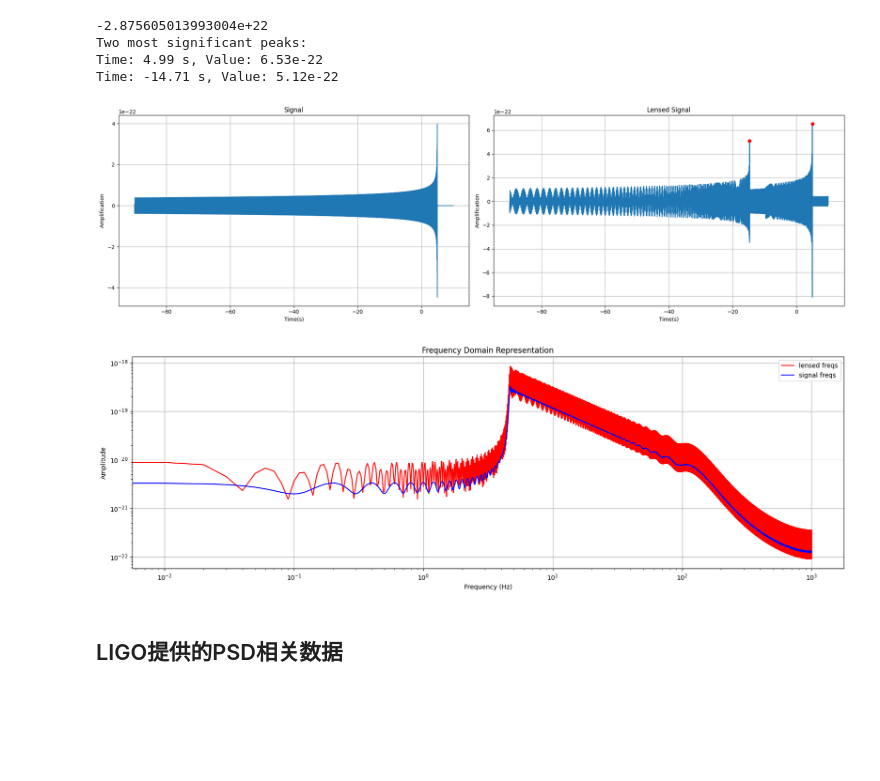
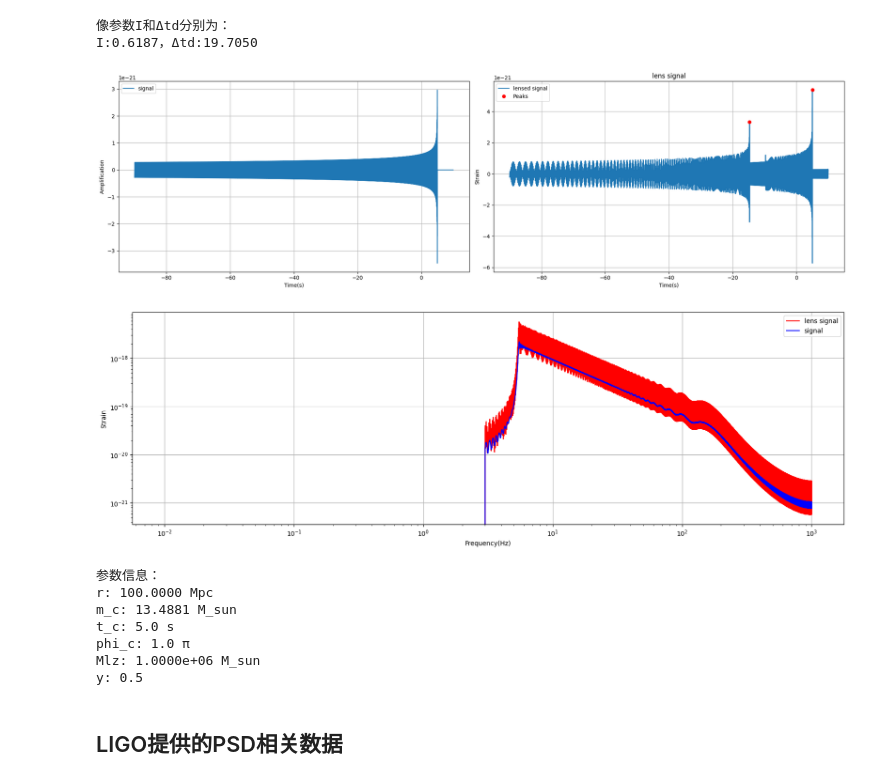
Before and after one commit to WeiQYU/PSO_change, a Jupyter notebook: PSO_change/generate_ligo/generate_signal_noise_data.ipynb, the cells around one changed output. Cells and saved outputs as stored; diff of their text form; code cells hidden in the pictures; blank space fills up the shorter version.

```diff
--- a/PSO_change/generate_ligo/generate_signal_noise_data.ipynb
+++ b/PSO_change/generate_ligo/generate_signal_noise_data.ipynb
@@ -44,8 +10,4 @@ def innerprodpsd(xVec,yVec,sampFreq,psdVals):
 # %%
-import numpy as np
-import matplotlib.pyplot as plt
-from scipy.signal import find_peaks
-
 # 常量定义
 G = 6.67430e-11  # 万有引力常数, m^3 kg^-1 s^-2
 c = 2.998e8  # 光速, m/s
@@ -54,12 +16,12 @@ pc = 3.086e16  # pc到m的转换
 
 # 变量定义
 # 定义质量变量
-M1 = 20 * M_sun  # 增大质量使频率降低
-M2 = 20 * M_sun
+M1 = 10 * M_sun  # 增大质量使频率降低
+M2 = 25 * M_sun
 M = (M1 + M2)
 v = M1 * M2 / M ** 2  # 质量比
 M_c = v ** (3 / 5) * M  # 啁啾质量
-r = 1000 * 1e6 * pc  # 引力波源到观测者的距离，单位Mpc
+r = 100 * 1e6 * pc  # 引力波源到观测者的距离，单位Mpc
 t_c = 5.0  # 合并时间
 phi_c = 1 * np.pi  # 合并时刻的相位
 
@@ -73,11 +35,12 @@ def generate_h_t(t, M_c, r, phi_c, t_c):
         theta_t = c**3 * (t_c - t) / (5 * G * M_c)
         if theta_t > 10:
             h = G * M_c / (c**2 * r) * theta_t**(-1/4) * np.cos(2*phi_c - 2*theta_t**(5/8))
-        else :
+        else:
             h = 0
     else:
         h = 0
     return h
+
 # 向量化函数
 h = np.zeros_like(t, dtype=float)
 for i, ti in enumerate(t):
@@ -91,6 +54,11 @@ h_f = np.fft.rfft(h)
 
 # 生成频率
 freqs = np.fft.rfftfreq(len(h), deltaT)
+
+# 添加3Hz的低频截止
+low_freq_cutoff = 3.0  # Hz
+freq_mask = freqs >= low_freq_cutoff
+h_f[~freq_mask] = 0  # 将3Hz以下的频率分量置零
 
 # 透镜参数定义
 Mlz = 1e6 * M_sun
@@ -111,7 +79,6 @@ def generate_f_geo(w, y):
 # 生成透镜化，频域
 F_geo = generate_f_geo(w, y)
 
-
 # 将信号透镜化（频域）
 lens_f = h_f * F_geo
 # 逆傅里叶变换将频域信号转换为时域信号
@@ -124,52 +91,64 @@ peak_values = h_lens[peaks]
 
 # 只取两个最显著的峰值
 sorted_peaks = sorted(zip(peak_times, peak_values), key=lambda x: abs(x[1]), reverse=True)
 top_two_peaks = sorted_peaks[:2]
-top_of_time = top_two_peaks[0]
-top_of_values = top_two_peaks[1]
 
 # 打印结果
-print("Two most significant peaks:")
-for time, value in top_two_peaks:
-    print(f"Time: {time:.2f} s, Value: {value:.2e}")
+print("像参数I和Δtd分别为：")
+print(f'I:{(top_two_peaks[1][1]/top_two_peaks[0][1]):.4f}，Δtd:{(top_two_peaks[0][0] - top_two_peaks[1][0]):.4f}')
 
 # 绘图
 plt.figure(figsize=(20, 6))
 plt.subplot(1, 2, 1)
 plt.plot(t, h, label='signal')
 plt.xlabel('Time(s)')
 plt.ylabel('Amplification')
-plt.title('Signal')
 plt.grid(True)
+plt.legend()
 
 plt.subplot(1, 2, 2)
 plt.plot(t, h_lens, label='lensed signal')
 plt.plot([p[0] for p in top_two_peaks], [p[1] for p in top_two_peaks], 'ro', label='Peaks')
 plt.xlabel('Time(s)')
-plt.ylabel('Amplification')
-plt.title('Lensed Signal')
+plt.ylabel('Strain')
+plt.title('lens signal')
 plt.grid(True)
+plt.legend()
 plt.tight_layout()
 plt.show()
 
+# 频域表示
 plt.figure(figsize=(20, 6))
-plt.plot(freqs, np.abs(lens_f), 'red', label='lensed freqs')
-plt.plot(freqs, np.abs(h_f), 'blue', label='signal freqs')
+plt.plot(freqs, np.abs(lens_f), 'red', label='lens signal')
+plt.plot(freqs, np.abs(h_f), 'blue', label='signal')
 plt.legend()
 plt.yscale('log')
 plt.xscale('log')
-plt.xlabel('Frequency (Hz)')
-plt.ylabel('Amplitude')
-plt.title('Frequency Domain Representation')
+plt.xlabel('Frequency(Hz)')
+plt.ylabel('Strain')
 plt.grid(True)
 plt.show()
+
+# 打印参数
+print(f"参数信息：")
+print(f"r: {r / 1e6 / pc:.4f} Mpc")
+print(f"m_c: {M_c/M_sun:.4f} M_sun")
+print(f"t_c: {t_c} s")
+print(f"phi_c: {phi_c / np.pi} π")
+print(f"Mlz: {Mlz/M_sun:.4e} M_sun")
+print(f"y: {y}")
 # %% [output]
--2.875605013993004e+22
-Two most significant peaks:
-Time: 4.99 s, Value: 6.53e-22
-Time: -14.71 s, Value: 5.12e-22
+像参数I和Δtd分别为：
+I:0.6187，Δtd:19.7050
-[figure, old version]
+[figure, new version]
-[figure, old version]
+[figure, new version]
+参数信息：
+r: 100.0000 Mpc
+m_c: 13.4881 M_sun
+t_c: 5.0 s
+phi_c: 1.0 π
+Mlz: 1.0000e+06 M_sun
+y: 0.5
 # %% [markdown]
 ## LIGO提供的PSD相关数据
 # %%
```
Also changed, not shown: parts of 15 cells of this notebook, 16 other files.
